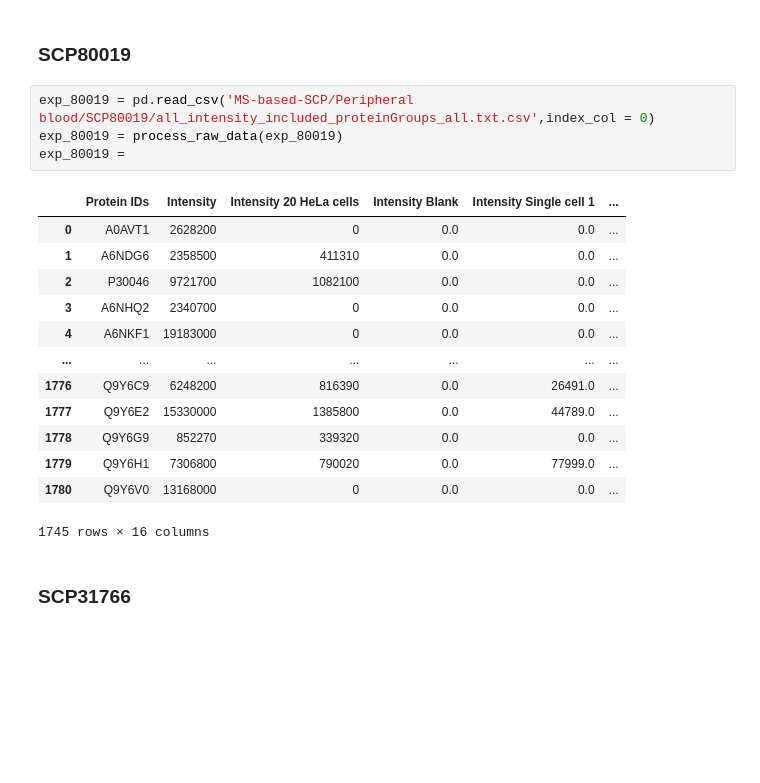
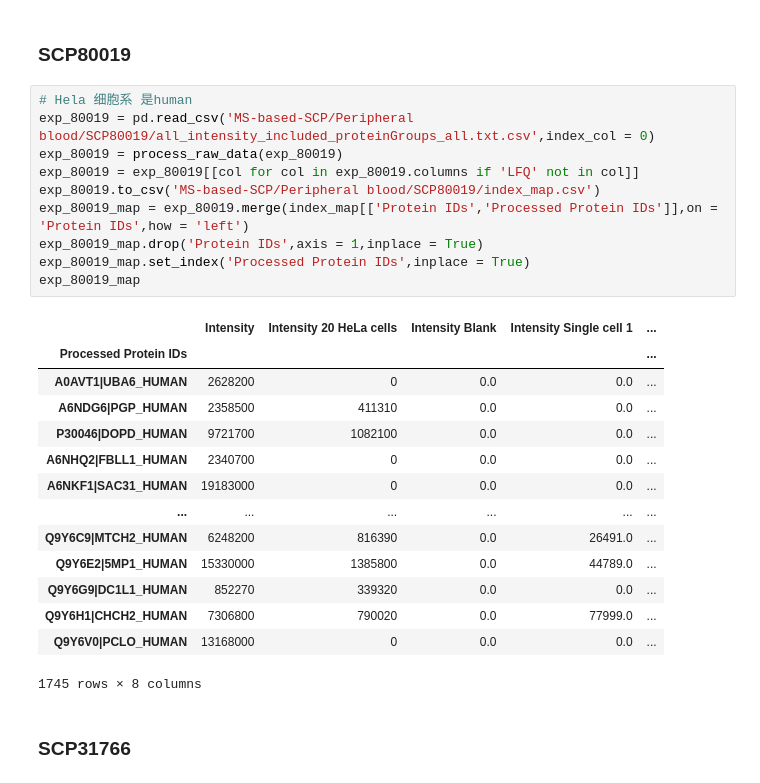
Before and after one commit to TaoYySC/SingleCellProteomics, a Jupyter notebook: check_batch_effect.ipynb, the cells around one changed output. Cells and saved outputs as stored; diff of their text form; blank space fills up the shorter version.

Commit message:
add:check the data by cell line

```diff
--- a/check_batch_effect.ipynb
+++ b/check_batch_effect.ipynb
@@ -81,23 +145,30 @@ exp_77481_1
 # %% [markdown]
 ### SCP80019
 # %%
+# Hela 细胞系 是human
 exp_80019 = pd.read_csv('MS-based-SCP/Peripheral blood/SCP80019/all_intensity_included_proteinGroups_all.txt.csv',index_col = 0)
 exp_80019 = process_raw_data(exp_80019)
-exp_80019 =
+exp_80019 = exp_80019[[col for col in exp_80019.columns if 'LFQ' not in col]]
+exp_80019.to_csv('MS-based-SCP/Peripheral blood/SCP80019/index_map.csv')
+exp_80019_map = exp_80019.merge(index_map[['Protein IDs','Processed Protein IDs']],on = 'Protein IDs',how = 'left')
+exp_80019_map.drop('Protein IDs',axis = 1,inplace = True)
+exp_80019_map.set_index('Processed Protein IDs',inplace = True)
+exp_80019_map
 # %% [output]
-|  | Protein IDs | Intensity | Intensity 20 HeLa cells | Intensity Blank | Intensity Single cell 1 | ... |
-| 0 | A0AVT1 | 2628200 | 0 | 0.0 | 0.0 | ... |
-| 1 | A6NDG6 | 2358500 | 411310 | 0.0 | 0.0 | ... |
-| 2 | P30046 | 9721700 | 1082100 | 0.0 | 0.0 | ... |
-| 3 | A6NHQ2 | 2340700 | 0 | 0.0 | 0.0 | ... |
-| 4 | A6NKF1 | 19183000 | 0 | 0.0 | 0.0 | ... |
-| ... | ... | ... | ... | ... | ... | ... |
-| 1776 | Q9Y6C9 | 6248200 | 816390 | 0.0 | 26491.0 | ... |
-| 1777 | Q9Y6E2 | 15330000 | 1385800 | 0.0 | 44789.0 | ... |
-| 1778 | Q9Y6G9 | 852270 | 339320 | 0.0 | 0.0 | ... |
-| 1779 | Q9Y6H1 | 7306800 | 790020 | 0.0 | 77999.0 | ... |
-| 1780 | Q9Y6V0 | 13168000 | 0 | 0.0 | 0.0 | ... |
+|  | Intensity | Intensity 20 HeLa cells | Intensity Blank | Intensity Single cell 1 | ... |
+| Processed Protein IDs |  |  |  |  | ... |
+| A0AVT1|UBA6_HUMAN | 2628200 | 0 | 0.0 | 0.0 | ... |
+| A6NDG6|PGP_HUMAN | 2358500 | 411310 | 0.0 | 0.0 | ... |
+| P30046|DOPD_HUMAN | 9721700 | 1082100 | 0.0 | 0.0 | ... |
+| A6NHQ2|FBLL1_HUMAN | 2340700 | 0 | 0.0 | 0.0 | ... |
+| A6NKF1|SAC31_HUMAN | 19183000 | 0 | 0.0 | 0.0 | ... |
+| ... | ... | ... | ... | ... | ... |
+| Q9Y6C9|MTCH2_HUMAN | 6248200 | 816390 | 0.0 | 26491.0 | ... |
+| Q9Y6E2|5MP1_HUMAN | 15330000 | 1385800 | 0.0 | 44789.0 | ... |
+| Q9Y6G9|DC1L1_HUMAN | 852270 | 339320 | 0.0 | 0.0 | ... |
+| Q9Y6H1|CHCH2_HUMAN | 7306800 | 790020 | 0.0 | 77999.0 | ... |
+| Q9Y6V0|PCLO_HUMAN | 13168000 | 0 | 0.0 | 0.0 | ... |
-1745 rows × 16 columns
+1745 rows × 8 columns
 # %% [markdown]
 ### SCP31766
 # %%
```
Also changed, not shown: parts of 8 cells of this notebook, 3 other files.
